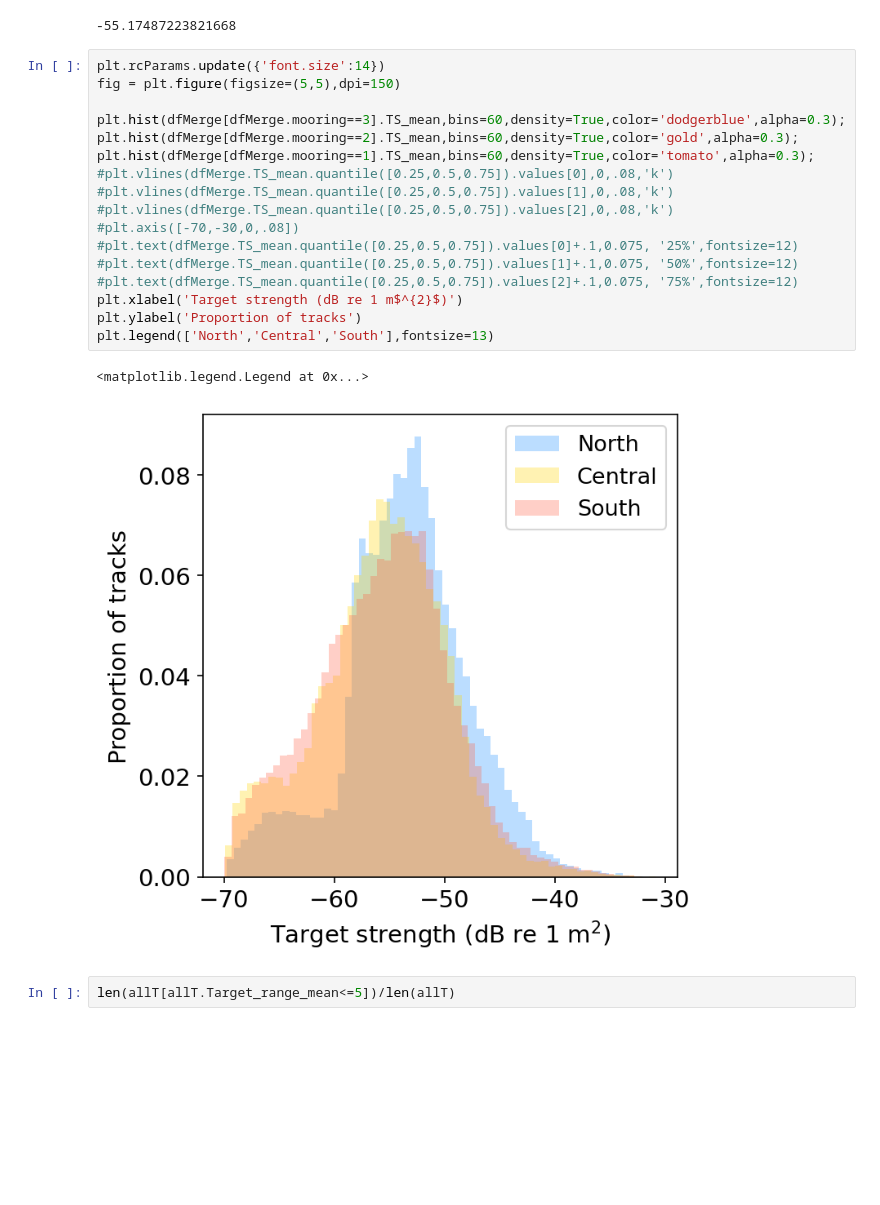
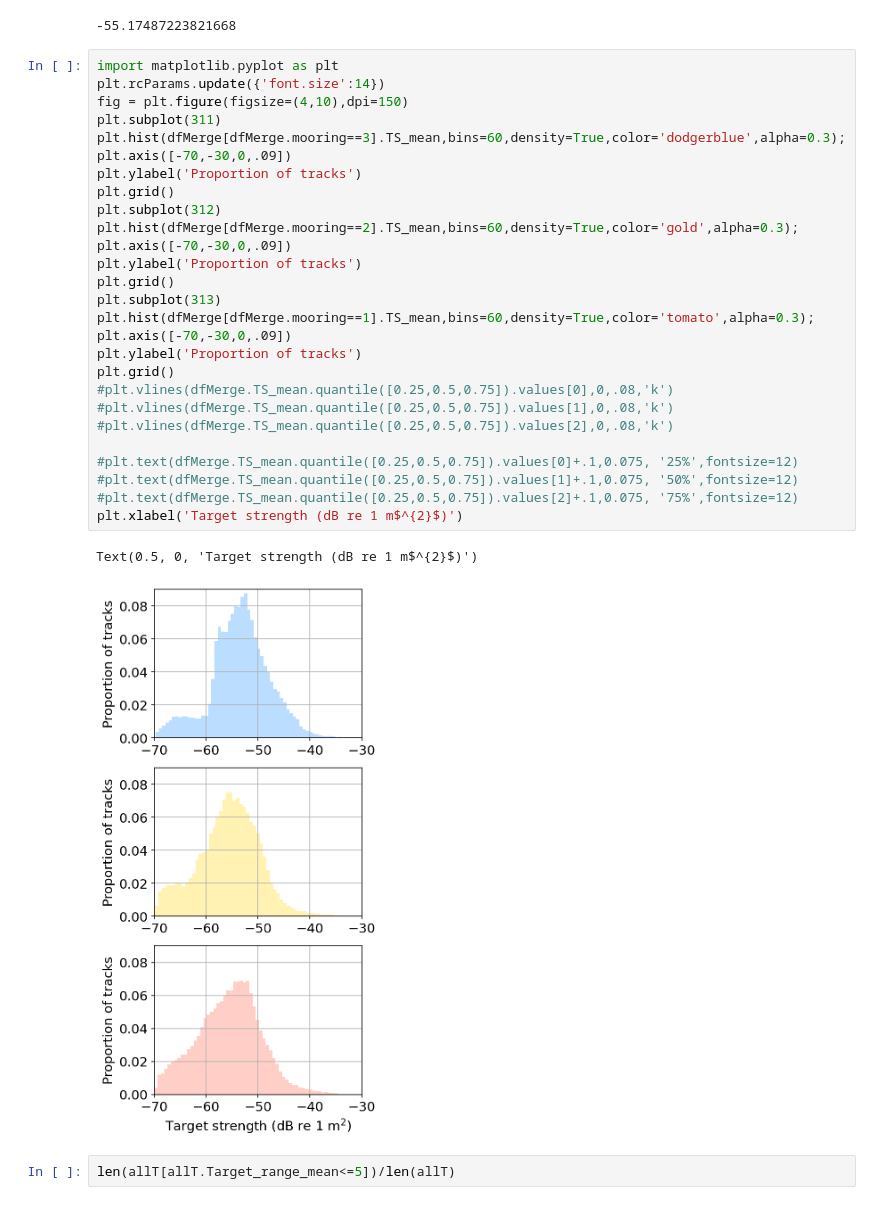
Before and after one commit to leviner/MooredEchosounders, a Jupyter notebook: code/trackPlotsRevised.ipynb, the cells around one changed output. Cells and saved outputs as stored; diff of their text form; blank space fills up the shorter version.

```diff
--- a/code/trackPlotsRevised.ipynb
+++ b/code/trackPlotsRevised.ipynb
@@ -867,25 +868,35 @@ dfMerge.TS_mean.mean()
 # %% [output]
 -55.17487223821668
 # %%
+import matplotlib.pyplot as plt
 plt.rcParams.update({'font.size':14})
-fig = plt.figure(figsize=(5,5),dpi=150)
-
+fig = plt.figure(figsize=(4,10),dpi=150)
+plt.subplot(311)
 plt.hist(dfMerge[dfMerge.mooring==3].TS_mean,bins=60,density=True,color='dodgerblue',alpha=0.3);
+plt.axis([-70,-30,0,.09])
+plt.ylabel('Proportion of tracks')
+plt.grid()
+plt.subplot(312)
 plt.hist(dfMerge[dfMerge.mooring==2].TS_mean,bins=60,density=True,color='gold',alpha=0.3);
+plt.axis([-70,-30,0,.09])
+plt.ylabel('Proportion of tracks')
+plt.grid()
+plt.subplot(313)
 plt.hist(dfMerge[dfMerge.mooring==1].TS_mean,bins=60,density=True,color='tomato',alpha=0.3);
+plt.axis([-70,-30,0,.09])
+plt.ylabel('Proportion of tracks')
+plt.grid()
 #plt.vlines(dfMerge.TS_mean.quantile([0.25,0.5,0.75]).values[0],0,.08,'k')
 #plt.vlines(dfMerge.TS_mean.quantile([0.25,0.5,0.75]).values[1],0,.08,'k')
 #plt.vlines(dfMerge.TS_mean.quantile([0.25,0.5,0.75]).values[2],0,.08,'k')
-#plt.axis([-70,-30,0,.08])
+
 #plt.text(dfMerge.TS_mean.quantile([0.25,0.5,0.75]).values[0]+.1,0.075, '25%',fontsize=12)
 #plt.text(dfMerge.TS_mean.quantile([0.25,0.5,0.75]).values[1]+.1,0.075, '50%',fontsize=12)
 #plt.text(dfMerge.TS_mean.quantile([0.25,0.5,0.75]).values[2]+.1,0.075, '75%',fontsize=12)
 plt.xlabel('Target strength (dB re 1 m$^{2}$)')
-plt.ylabel('Proportion of tracks')
-plt.legend(['North','Central','South'],fontsize=13)
 # %% [output]
-<matplotlib.legend.Legend at 0x...>
+Text(0.5, 0, 'Target strength (dB re 1 m$^{2}$)')
-[figure, old version]
+[figure, new version]
 # %%
 len(allT[allT.Target_range_mean<=5])/len(allT)
 # %% [output]
```
Also changed, not shown: parts of 3 cells of this notebook.
